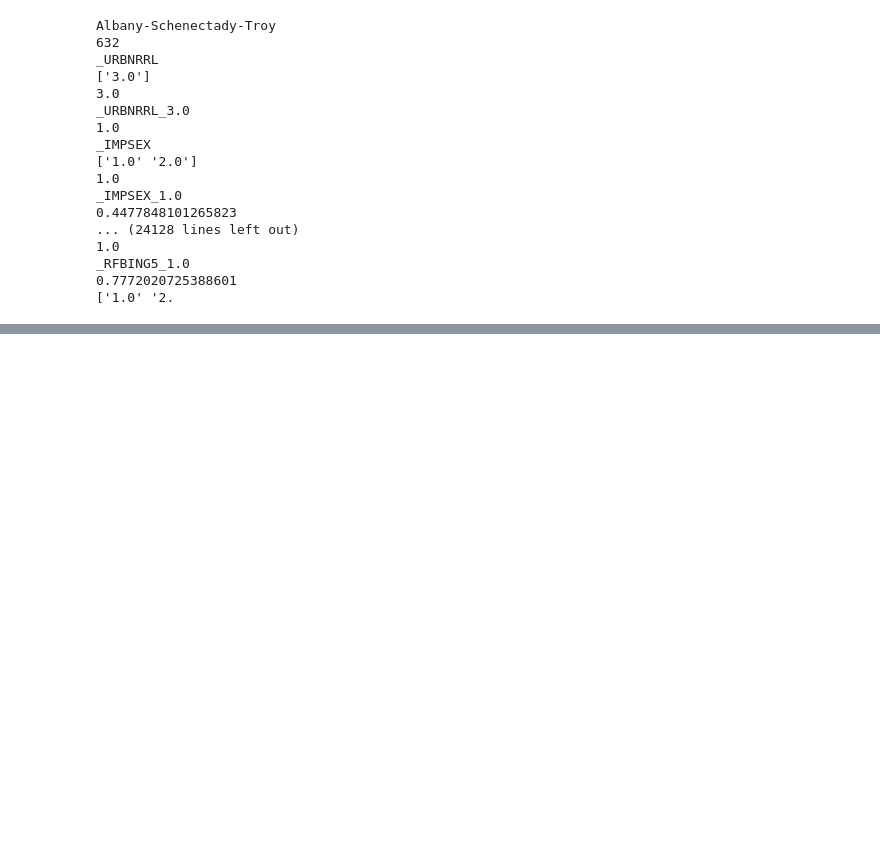
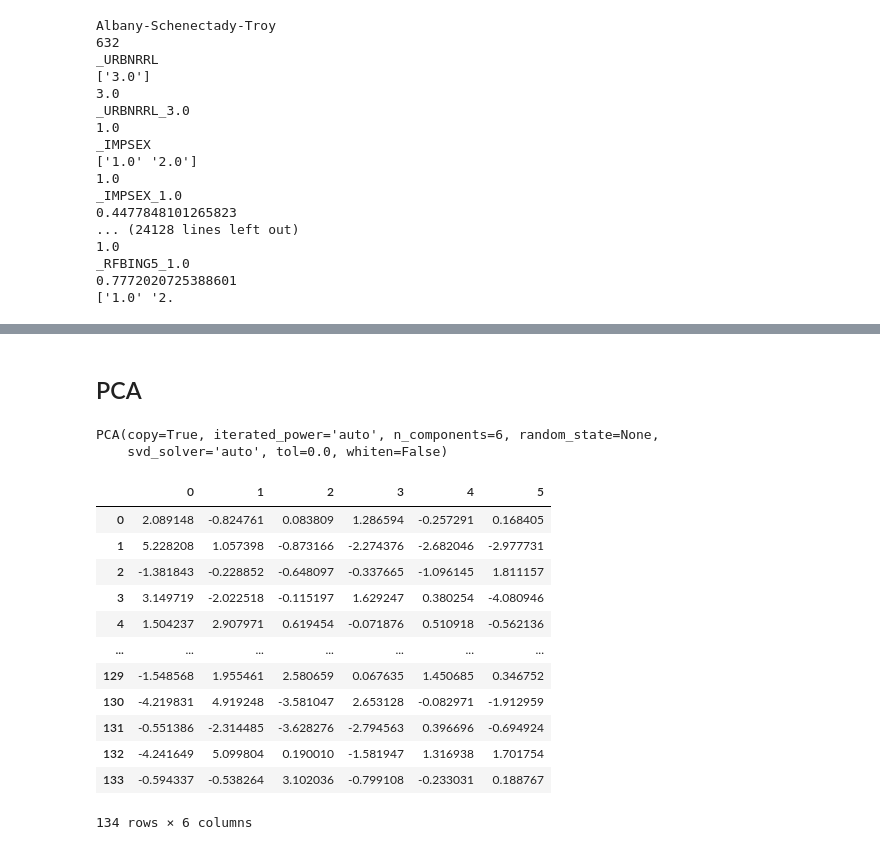
Before and after one commit to mekhod/food_data_bokeh, a Jupyter notebook: pca_food_data.ipynb, the cells around one changed output, grey strips where cells are left out. Saved outputs shown, nothing was run; the diff lists cells and outputs as text; code cells hidden in the pictures; blank space fills up the shorter version.

```diff
--- a/pca_food_data.ipynb
+++ b/pca_food_data.ipynb
@@ -215,0 +354,2 @@ list_data_transformed
+# %% [markdown]
+## PCA
@@ -215,0 +358,5 @@ list_data_transformed
+# %%
+pca.fit(df_transformed_normed)
+# %% [output]
+PCA(copy=True, iterated_power='auto', n_components=6, random_state=None,
+    svd_solver='auto', tol=0.0, whiten=False)
@@ -215,0 +367,16 @@ list_data_transformed
+# %%
+df_pca_transformed_normed
+# %% [output]
+|  | 0 | 1 | 2 | 3 | 4 | 5 |
+| 0 | 2.089148 | -0.824761 | 0.083809 | 1.286594 | -0.257291 | 0.168405 |
+| 1 | 5.228208 | 1.057398 | -0.873166 | -2.274376 | -2.682046 | -2.977731 |
+| 2 | -1.381843 | -0.228852 | -0.648097 | -0.337665 | -1.096145 | 1.811157 |
+| 3 | 3.149719 | -2.022518 | -0.115197 | 1.629247 | 0.380254 | -4.080946 |
+| 4 | 1.504237 | 2.907971 | 0.619454 | -0.071876 | 0.510918 | -0.562136 |
+| ... | ... | ... | ... | ... | ... | ... |
+| 129 | -1.548568 | 1.955461 | 2.580659 | 0.067635 | 1.450685 | 0.346752 |
+| 130 | -4.219831 | 4.919248 | -3.581047 | 2.653128 | -0.082971 | -1.912959 |
+| 131 | -0.551386 | -2.314485 | -3.628276 | -2.794563 | 0.396696 | -0.694924 |
+| 132 | -4.241649 | 5.099804 | 0.190010 | -1.581947 | 1.316938 | 1.701754 |
+| 133 | -0.594337 | -0.538264 | 3.102036 | -0.799108 | -0.233031 | 0.188767 |
+134 rows × 6 columns
```
Also changed, not shown: parts of 38 cells of this notebook.
